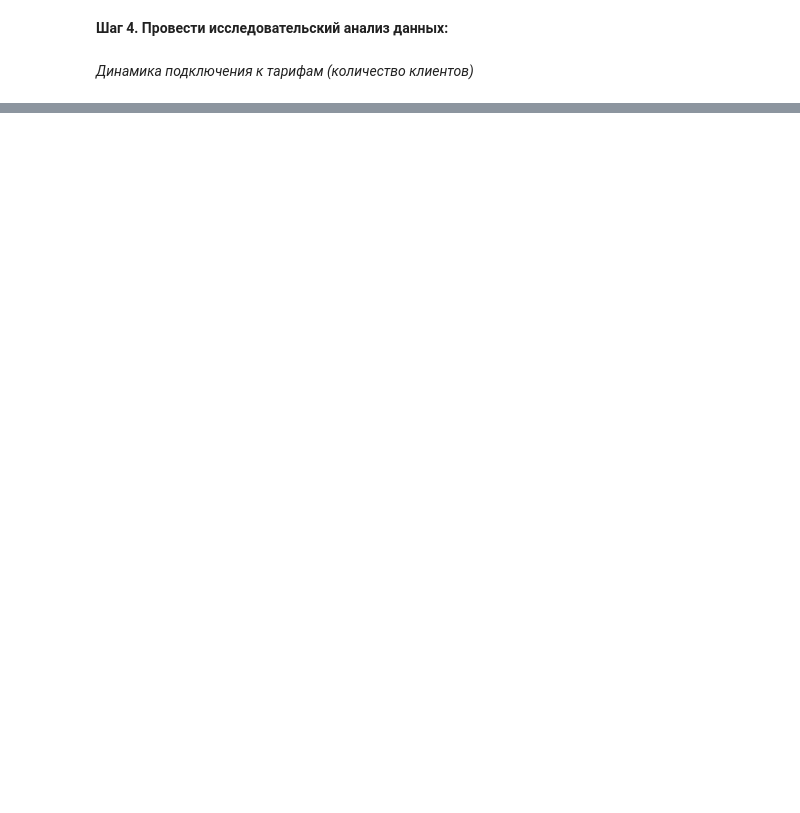
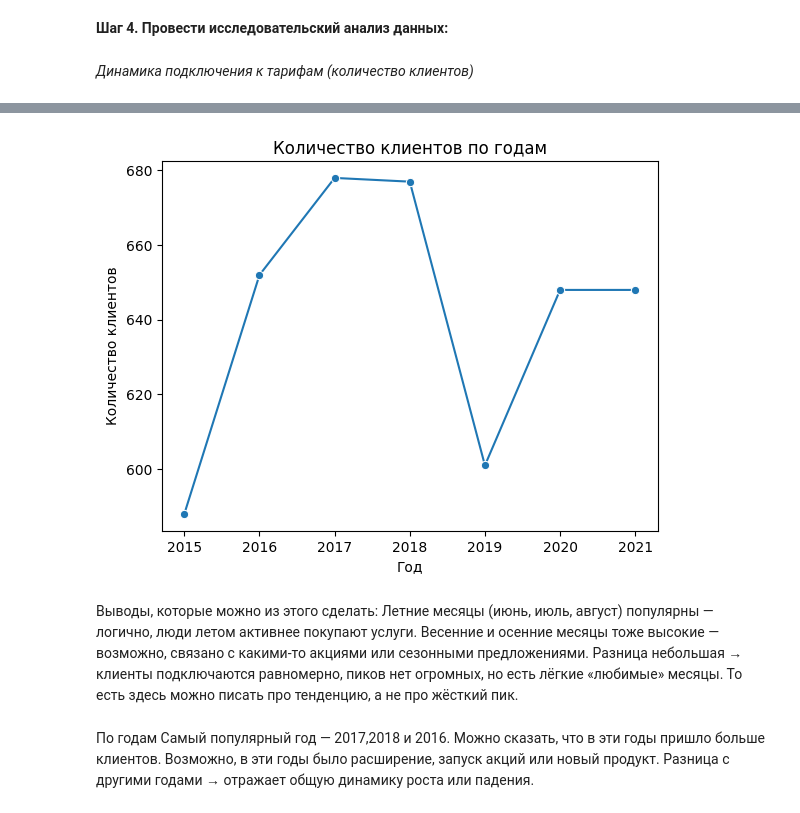
Before and after one commit to jenyadev3/Telecom-customer-base-segmentation, a Jupyter notebook: vkr_telecom.ipynb, the cells around one changed output, grey strips where cells are left out. Saved outputs shown, nothing was run; the diff lists cells and outputs as text; code cells hidden in the pictures; blank space fills up the shorter version.

```diff
--- a/vkr_telecom.ipynb
+++ b/vkr_telecom.ipynb
@@ -393,0 +401,16 @@ df["Дата подключения тарифа"] = pd.to_datetime(df["Дата
+# %%
+sns.lineplot(data=df, x='Год', y='Кол-во клиентов в год', marker='o')
+plt.xlabel('Год')
+plt.ylabel('Количество клиентов')
+plt.title('Количество клиентов по годам')
+plt.show()
+# %% [output]
+[figure, added]
+# %% [markdown]
+Выводы, которые можно из этого сделать: Летние месяцы (июнь, июль, август) популярны — логично, люди летом активнее покупают услуги. Весенние и осенние месяцы тоже высокие — возможно, связано с какими-то акциями или сезонными предложениями. Разница небольшая → клиенты подключаются равномерно, пиков нет огромных, но есть лёгкие «любимые» месяцы. То есть здесь можно писать про тенденцию, а не про жёсткий пик.
+# %% [markdown]
+По годам
+Самый популярный год — 2017,2018 и 2016.
+Можно сказать, что в эти годы пришло больше клиентов.
+Возможно, в эти годы было расширение, запуск акций или новый продукт.
+Разница с другими годами → отражает общую динамику роста или падения.
```
Also changed, not shown: parts of 45 cells of this notebook.
